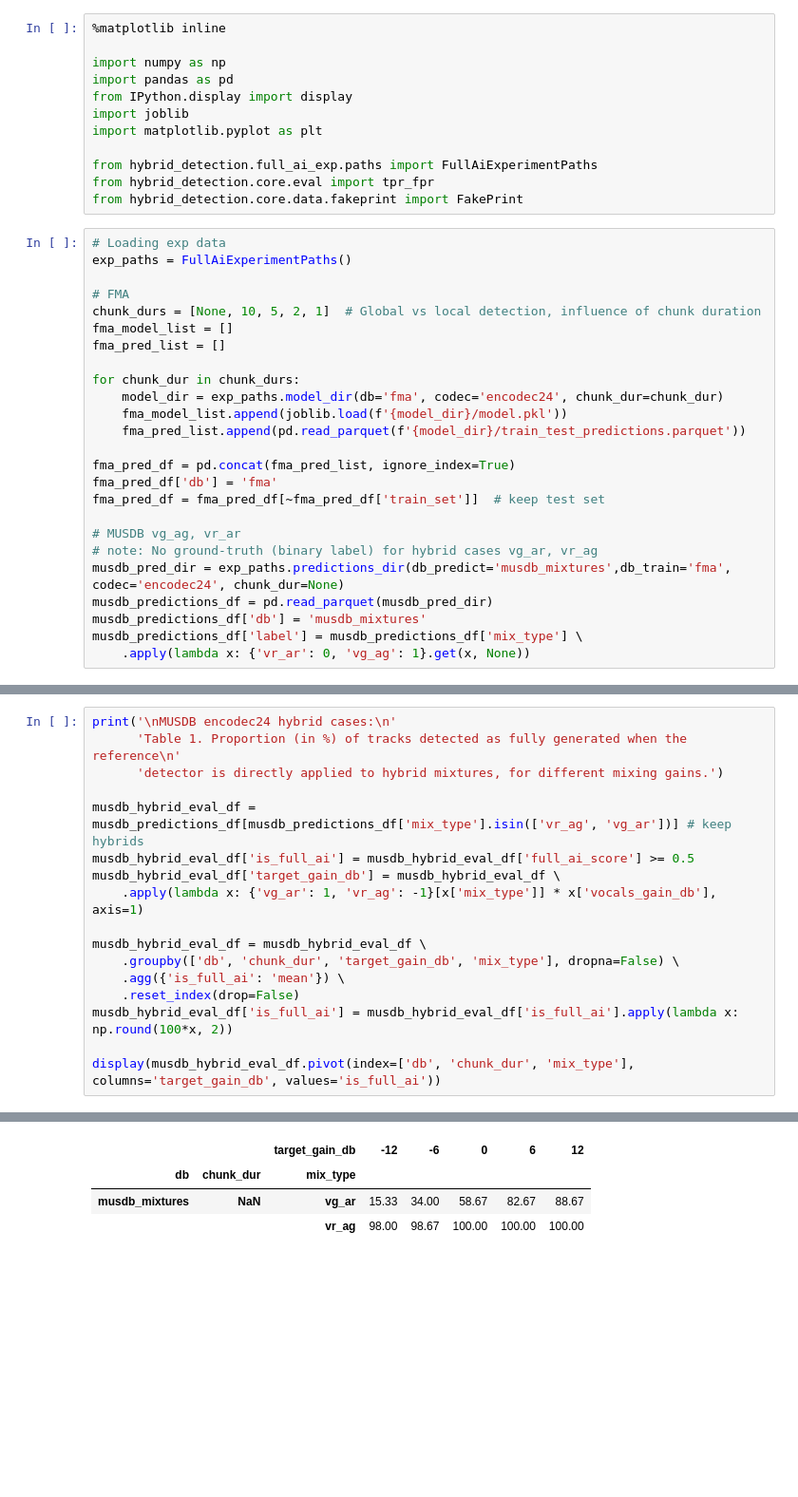
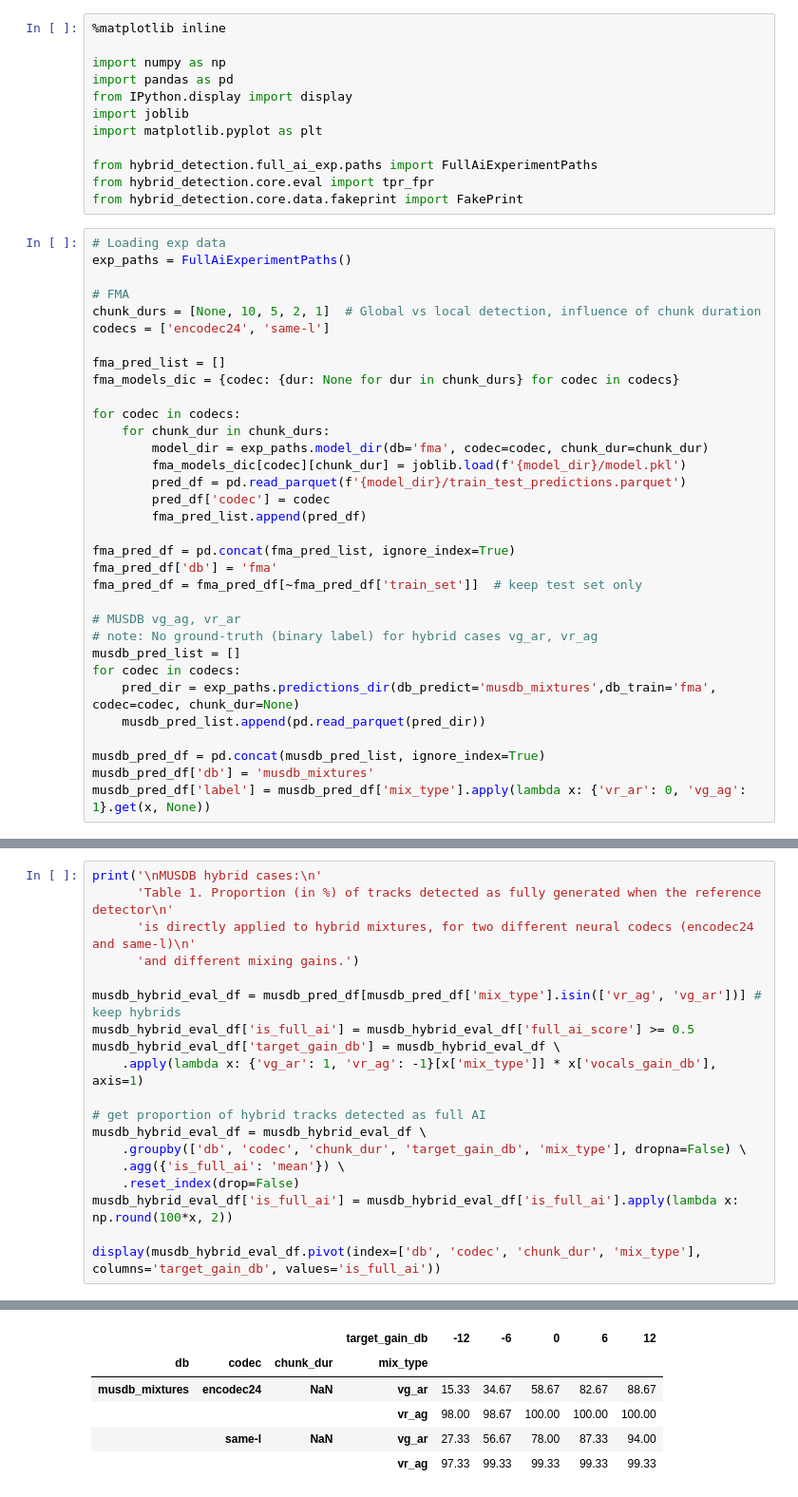
Before and after one commit to deezer/ismir26-hybrid-human-ai-music-detection, a Jupyter notebook: hybrid_detection/fully_ai_detection.ipynb, the cells around one changed output, grey strips where cells are left out. Shown at 95% size. Cells and saved outputs as stored; diff of their text form; blank space fills up the shorter version.

Commit message:
update full ai notebook

```diff
--- a/hybrid_detection/fully_ai_detection.ipynb
+++ b/hybrid_detection/fully_ai_detection.ipynb
@@ -20,24 +31,32 @@ exp_paths = FullAiExperimentPaths()
 
 # FMA
 chunk_durs = [None, 10, 5, 2, 1]  # Global vs local detection, influence of chunk duration
-fma_model_list = []
+codecs = ['encodec24', 'same-l']
+
 fma_pred_list = []
+fma_models_dic = {codec: {dur: None for dur in chunk_durs} for codec in codecs}
 
-for chunk_dur in chunk_durs:
-    model_dir = exp_paths.model_dir(db='fma', codec='encodec24', chunk_dur=chunk_dur)
-    fma_model_list.append(joblib.load(f'{model_dir}/model.pkl'))
-    fma_pred_list.append(pd.read_parquet(f'{model_dir}/train_test_predictions.parquet'))
+for codec in codecs:
+    for chunk_dur in chunk_durs:
+        model_dir = exp_paths.model_dir(db='fma', codec=codec, chunk_dur=chunk_dur)
+        fma_models_dic[codec][chunk_dur] = joblib.load(f'{model_dir}/model.pkl')
+        pred_df = pd.read_parquet(f'{model_dir}/train_test_predictions.parquet')
+        pred_df['codec'] = codec
+        fma_pred_list.append(pred_df)
 
 fma_pred_df = pd.concat(fma_pred_list, ignore_index=True)
 fma_pred_df['db'] = 'fma'
-fma_pred_df = fma_pred_df[~fma_pred_df['train_set']]  # keep test set
+fma_pred_df = fma_pred_df[~fma_pred_df['train_set']]  # keep test set only
 
 # MUSDB vg_ag, vr_ar
 # note: No ground-truth (binary label) for hybrid cases vg_ar, vr_ag
-musdb_pred_dir = exp_paths.predictions_dir(db_predict='musdb_mixtures',db_train='fma', codec='encodec24', chunk_dur=None)
-musdb_predictions_df = pd.read_parquet(musdb_pred_dir)
-musdb_predictions_df['db'] = 'musdb_mixtures'
-musdb_predictions_df['label'] = musdb_predictions_df['mix_type'] \
-    .apply(lambda x: {'vr_ar': 0, 'vg_ag': 1}.get(x, None))
+musdb_pred_list = []
+for codec in codecs:
+    pred_dir = exp_paths.predictions_dir(db_predict='musdb_mixtures',db_train='fma', codec=codec, chunk_dur=None)
+    musdb_pred_list.append(pd.read_parquet(pred_dir))
+
+musdb_pred_df = pd.concat(musdb_pred_list, ignore_index=True)
+musdb_pred_df['db'] = 'musdb_mixtures'
+musdb_pred_df['label'] = musdb_pred_df['mix_type'].apply(lambda x: {'vr_ar': 0, 'vg_ag': 1}.get(x, None))
 # %% [markdown]
 ### Global and local binary detection evaluation
@@ -91,18 +113,20 @@ Reproducing **Table 1:** _Proportion (in %) of tracks detected as fully generate
 # %%
-print('\nMUSDB encodec24 hybrid cases:\n'
-      'Table 1. Proportion (in %) of tracks detected as fully generated when the reference\n'
-      'detector is directly applied to hybrid mixtures, for different mixing gains.')
+print('\nMUSDB hybrid cases:\n'
+      'Table 1. Proportion (in %) of tracks detected as fully generated when the reference detector\n'
+      'is directly applied to hybrid mixtures, for two different neural codecs (encodec24 and same-l)\n'
+      'and different mixing gains.')
 
-musdb_hybrid_eval_df = musdb_predictions_df[musdb_predictions_df['mix_type'].isin(['vr_ag', 'vg_ar'])] # keep hybrids
+musdb_hybrid_eval_df = musdb_pred_df[musdb_pred_df['mix_type'].isin(['vr_ag', 'vg_ar'])] # keep hybrids
 musdb_hybrid_eval_df['is_full_ai'] = musdb_hybrid_eval_df['full_ai_score'] >= 0.5
 musdb_hybrid_eval_df['target_gain_db'] = musdb_hybrid_eval_df \
     .apply(lambda x: {'vg_ar': 1, 'vr_ag': -1}[x['mix_type']] * x['vocals_gain_db'], axis=1)
 
+# get proportion of hybrid tracks detected as full AI
 musdb_hybrid_eval_df = musdb_hybrid_eval_df \
-    .groupby(['db', 'chunk_dur', 'target_gain_db', 'mix_type'], dropna=False) \
+    .groupby(['db', 'codec', 'chunk_dur', 'target_gain_db', 'mix_type'], dropna=False) \
     .agg({'is_full_ai': 'mean'}) \
     .reset_index(drop=False)
 musdb_hybrid_eval_df['is_full_ai'] = musdb_hybrid_eval_df['is_full_ai'].apply(lambda x: np.round(100*x, 2))
 
-display(musdb_hybrid_eval_df.pivot(index=['db', 'chunk_dur', 'mix_type'], columns='target_gain_db', values='is_full_ai'))
+display(musdb_hybrid_eval_df.pivot(index=['db', 'codec', 'chunk_dur', 'mix_type'], columns='target_gain_db', values='is_full_ai'))
 # %% [output]
@@ -112,6 +137,8 @@ detector is directly applied to hybrid mixtures, for different mixing gains.
-|  |  | target_gain_db | -12 | -6 | 0 | 6 | 12 |
-| db | chunk_dur | mix_type |  |  |  |  |  |
-| musdb_mixtures | NaN | vg_ar | 15.33 | 34.00 | 58.67 | 82.67 | 88.67 |
-|  |  | vr_ag | 98.00 | 98.67 | 100.00 | 100.00 | 100.00 |
+|  |  |  | target_gain_db | -12 | -6 | 0 | 6 | 12 |
+| db | codec | chunk_dur | mix_type |  |  |  |  |  |
+| musdb_mixtures | encodec24 | NaN | vg_ar | 15.33 | 34.67 | 58.67 | 82.67 | 88.67 |
+|  |  |  | vr_ag | 98.00 | 98.67 | 100.00 | 100.00 | 100.00 |
+|  | same-l | NaN | vg_ar | 27.33 | 56.67 | 78.00 | 87.33 | 94.00 |
+|  |  |  | vr_ag | 97.33 | 99.33 | 99.33 | 99.33 | 99.33 |
 # %% [markdown]
 ### Extra: Analyzing the detector's weights
```
Also changed, not shown: parts of 7 cells of this notebook.
